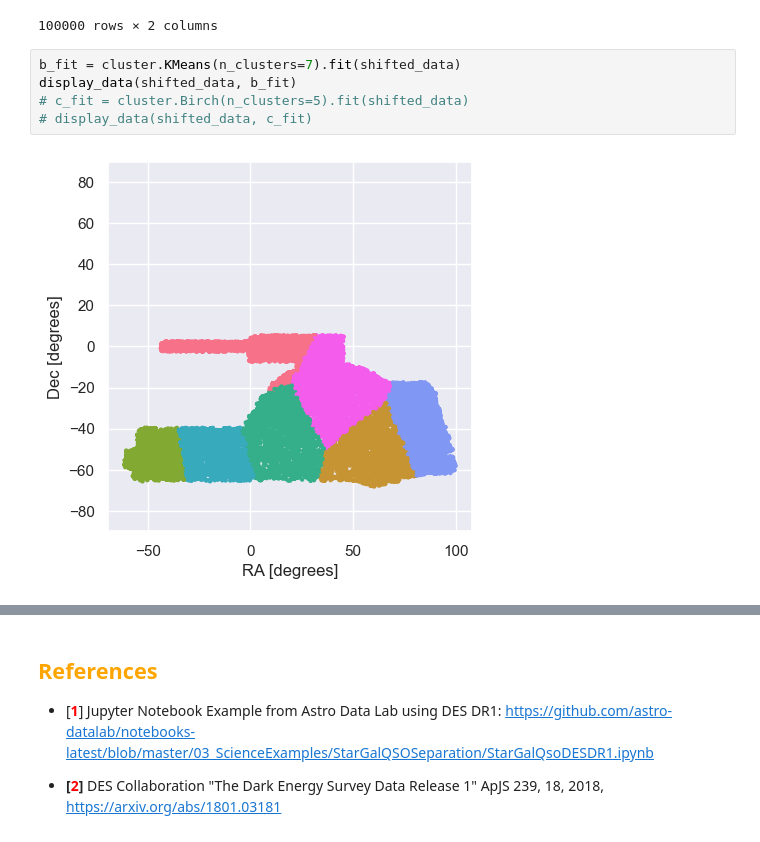
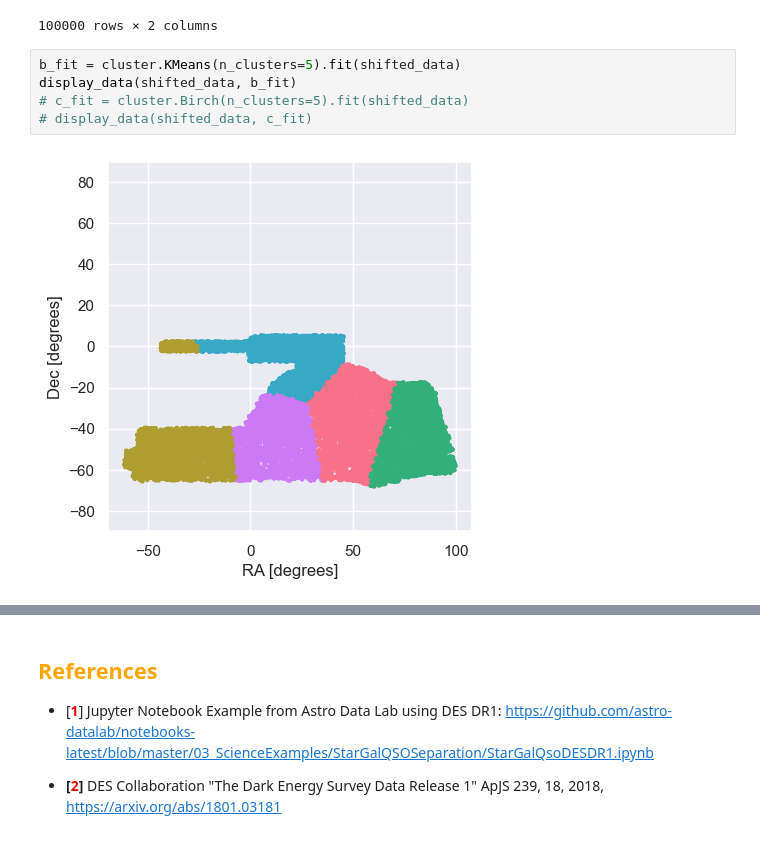
Before and after one commit to Goldartfrog/ComputationalPhysics, a Jupyter notebook: MLPhys/Project_01_DarkEnergySurvey.ipynb, the cells around one changed output, grey strips where cells are left out. Drawn from its saved outputs; the diff is of its cells as text.

```diff
--- a/MLPhys/Project_01_DarkEnergySurvey.ipynb
+++ b/MLPhys/Project_01_DarkEnergySurvey.ipynb
@@ -242,9 +257,9 @@ display(shifted_data)
 | 99999 | 20.838504 | -2.050635 |
 100000 rows × 2 columns
 # %%
-b_fit = cluster.KMeans(n_clusters=7).fit(shifted_data)
+b_fit = cluster.KMeans(n_clusters=5).fit(shifted_data)
 display_data(shifted_data, b_fit)
 # c_fit = cluster.Birch(n_clusters=5).fit(shifted_data)
 # display_data(shifted_data, c_fit)
 # %% [output]
-[figure, old version]
+[figure, new version]
```
Also changed, not shown: parts of 9 cells of this notebook, 2 other files.
